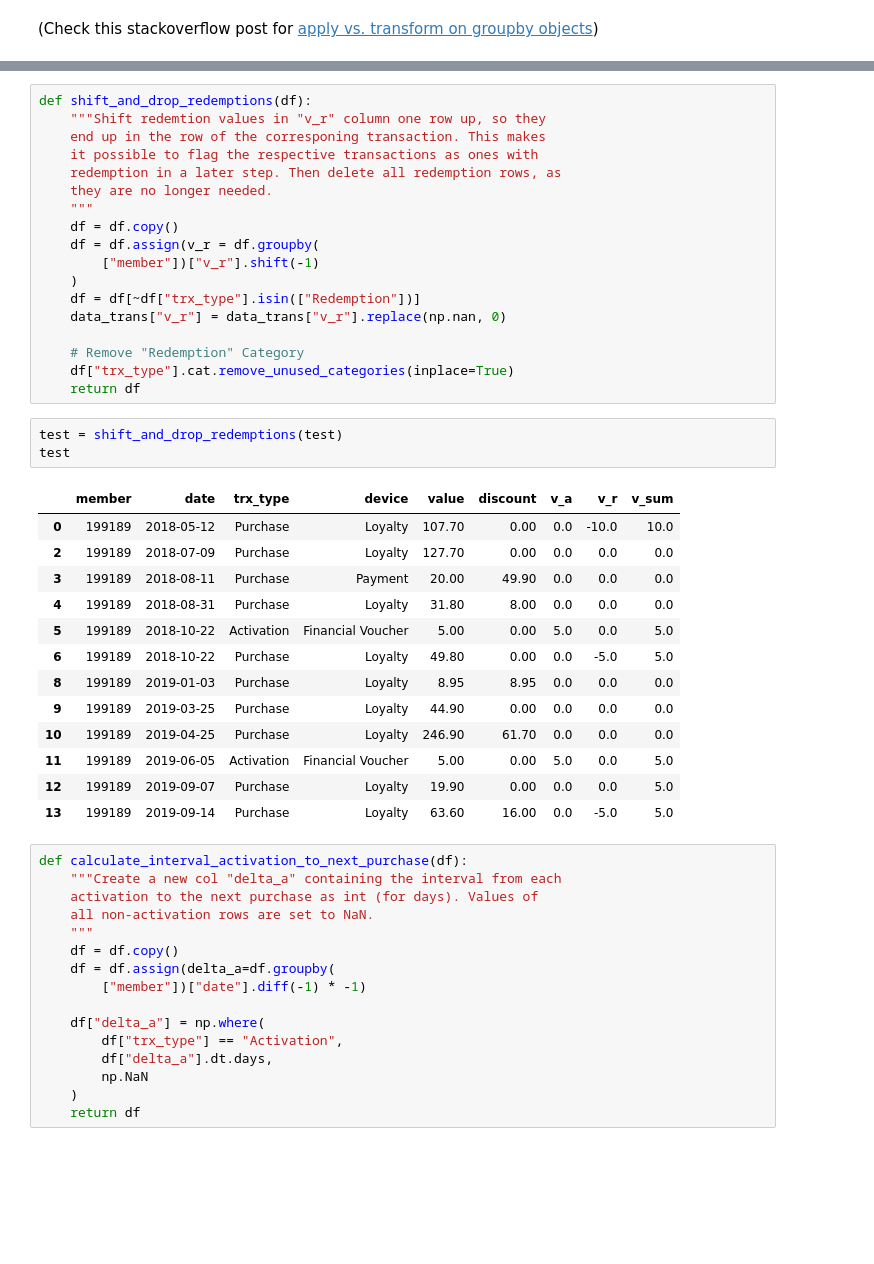
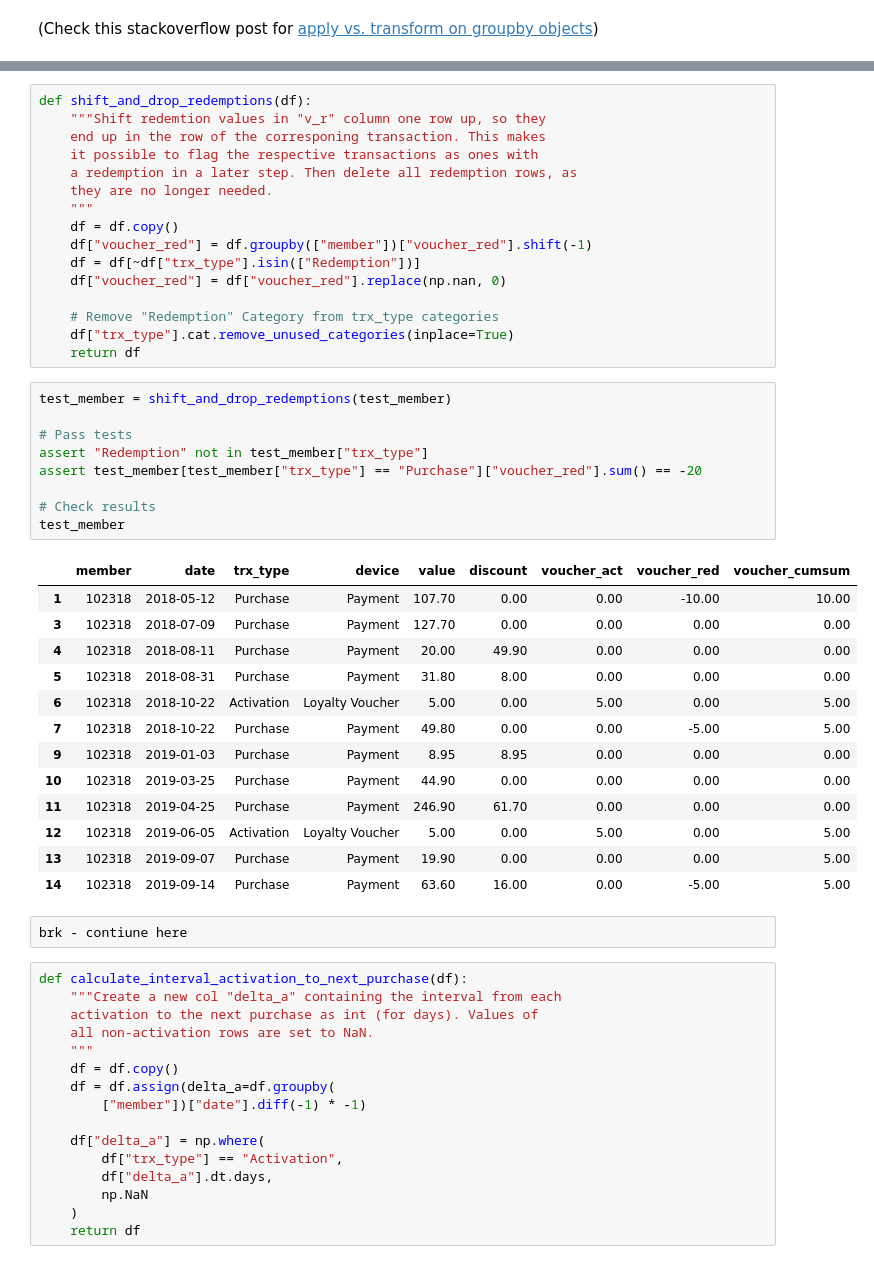
Before and after one commit to rbuerki/trx_data_manipulation_medium, a Jupyter notebook: 1_simple_trx_prep/Trx_Data_Transformation.ipynb, the cells around one changed output, grey strips where cells are left out. Drawn from its saved outputs; the diff is of its cells as text; blank space fills up the shorter version.

```diff
--- a/1_simple_trx_prep/Trx_Data_Transformation.ipynb
+++ b/1_simple_trx_prep/Trx_Data_Transformation.ipynb
@@ -317,36 +329,42 @@ def shift_and_drop_redemptions(df):
     """Shift redemtion values in "v_r" column one row up, so they
     end up in the row of the corresponing transaction. This makes
     it possible to flag the respective transactions as ones with
-    redemption in a later step. Then delete all redemption rows, as
+    a redemption in a later step. Then delete all redemption rows, as
     they are no longer needed.
     """
     df = df.copy()
-    df = df.assign(v_r = df.groupby(
-        ["member"])["v_r"].shift(-1)
-    )
+    df["voucher_red"] = df.groupby(["member"])["voucher_red"].shift(-1)
     df = df[~df["trx_type"].isin(["Redemption"])]
-    data_trans["v_r"] = data_trans["v_r"].replace(np.nan, 0)
+    df["voucher_red"] = df["voucher_red"].replace(np.nan, 0)
 
-    # Remove "Redemption" Category
+    # Remove "Redemption" Category from trx_type categories
     df["trx_type"].cat.remove_unused_categories(inplace=True)
     return df
-# %%
-test = shift_and_drop_redemptions(test)
-test
-# %% [output]
-|  | member | date | trx_type | device | value | discount | v_a | v_r | v_sum |
-| 0 | 199189 | 2018-05-12 | Purchase | Loyalty | 107.70 | 0.00 | 0.0 | -10.0 | 10.0 |
-| 2 | 199189 | 2018-07-09 | Purchase | Loyalty | 127.70 | 0.00 | 0.0 | 0.0 | 0.0 |
-| 3 | 199189 | 2018-08-11 | Purchase | Payment | 20.00 | 49.90 | 0.0 | 0.0 | 0.0 |
-| 4 | 199189 | 2018-08-31 | Purchase | Loyalty | 31.80 | 8.00 | 0.0 | 0.0 | 0.0 |
-| 5 | 199189 | 2018-10-22 | Activation | Financial Voucher | 5.00 | 0.00 | 5.0 | 0.0 | 5.0 |
-| 6 | 199189 | 2018-10-22 | Purchase | Loyalty | 49.80 | 0.00 | 0.0 | -5.0 | 5.0 |
-| 8 | 199189 | 2019-01-03 | Purchase | Loyalty | 8.95 | 8.95 | 0.0 | 0.0 | 0.0 |
-| 9 | 199189 | 2019-03-25 | Purchase | Loyalty | 44.90 | 0.00 | 0.0 | 0.0 | 0.0 |
-| 10 | 199189 | 2019-04-25 | Purchase | Loyalty | 246.90 | 61.70 | 0.0 | 0.0 | 0.0 |
-| 11 | 199189 | 2019-06-05 | Activation | Financial Voucher | 5.00 | 0.00 | 5.0 | 0.0 | 5.0 |
-| 12 | 199189 | 2019-09-07 | Purchase | Loyalty | 19.90 | 0.00 | 0.0 | 0.0 | 5.0 |
-| 13 | 199189 | 2019-09-14 | Purchase | Loyalty | 63.60 | 16.00 | 0.0 | -5.0 | 5.0 |
+# %%
+test_member = shift_and_drop_redemptions(test_member)
+
+# Pass tests
+assert "Redemption" not in test_member["trx_type"]
+assert test_member[test_member["trx_type"] == "Purchase"]["voucher_red"].sum() == -20
+
+# Check results
+test_member
+# %% [output]
+|  | member | date | trx_type | device | value | discount | voucher_act | voucher_red | voucher_cumsum |
+| 1 | 102318 | 2018-05-12 | Purchase | Payment | 107.70 | 0.00 | 0.00 | -10.00 | 10.00 |
+| 3 | 102318 | 2018-07-09 | Purchase | Payment | 127.70 | 0.00 | 0.00 | 0.00 | 0.00 |
+| 4 | 102318 | 2018-08-11 | Purchase | Payment | 20.00 | 49.90 | 0.00 | 0.00 | 0.00 |
+| 5 | 102318 | 2018-08-31 | Purchase | Payment | 31.80 | 8.00 | 0.00 | 0.00 | 0.00 |
+| 6 | 102318 | 2018-10-22 | Activation | Loyalty Voucher | 5.00 | 0.00 | 5.00 | 0.00 | 5.00 |
+| 7 | 102318 | 2018-10-22 | Purchase | Payment | 49.80 | 0.00 | 0.00 | -5.00 | 5.00 |
+| 9 | 102318 | 2019-01-03 | Purchase | Payment | 8.95 | 8.95 | 0.00 | 0.00 | 0.00 |
+| 10 | 102318 | 2019-03-25 | Purchase | Payment | 44.90 | 0.00 | 0.00 | 0.00 | 0.00 |
+| 11 | 102318 | 2019-04-25 | Purchase | Payment | 246.90 | 61.70 | 0.00 | 0.00 | 0.00 |
+| 12 | 102318 | 2019-06-05 | Activation | Loyalty Voucher | 5.00 | 0.00 | 5.00 | 0.00 | 5.00 |
+| 13 | 102318 | 2019-09-07 | Purchase | Payment | 19.90 | 0.00 | 0.00 | 0.00 | 5.00 |
+| 14 | 102318 | 2019-09-14 | Purchase | Payment | 63.60 | 16.00 | 0.00 | -5.00 | 5.00 |
+# %%
+brk - contiune here
 # %%
 def calculate_interval_activation_to_next_purchase(df):
     """Create a new col "delta_a" containing the interval from each
```
Also changed, not shown: parts of 14 cells of this notebook, 1 other file.
